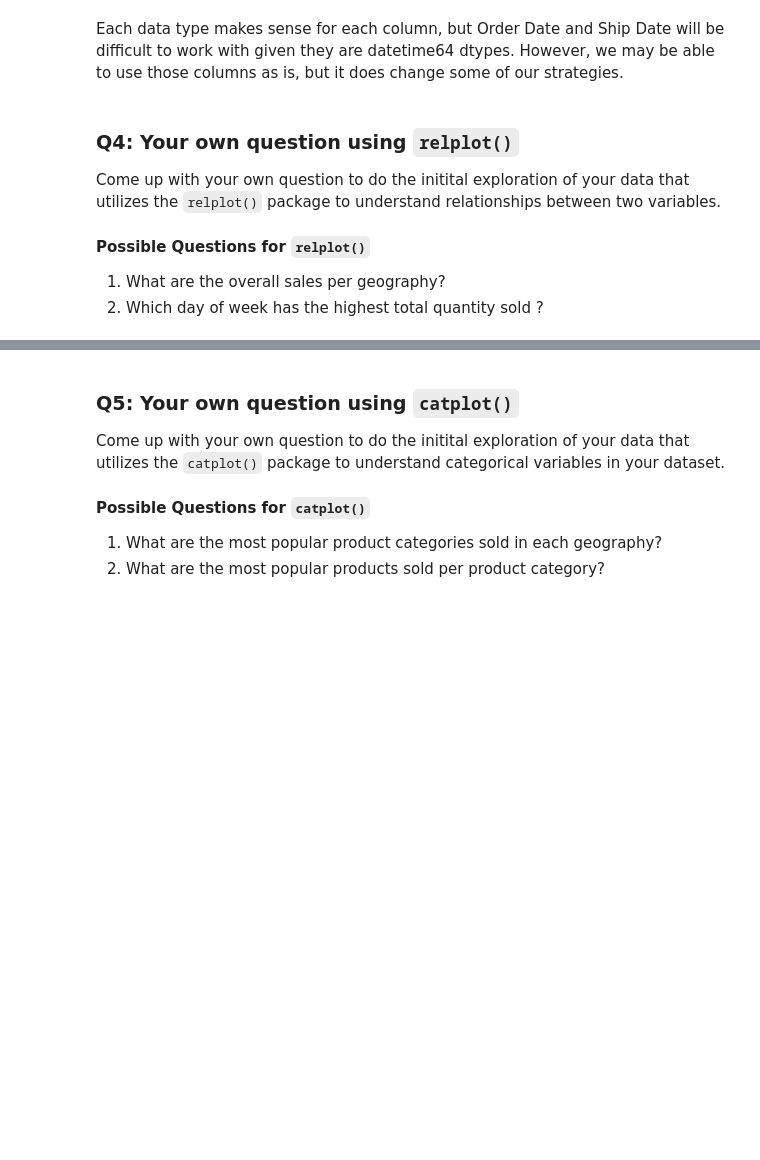
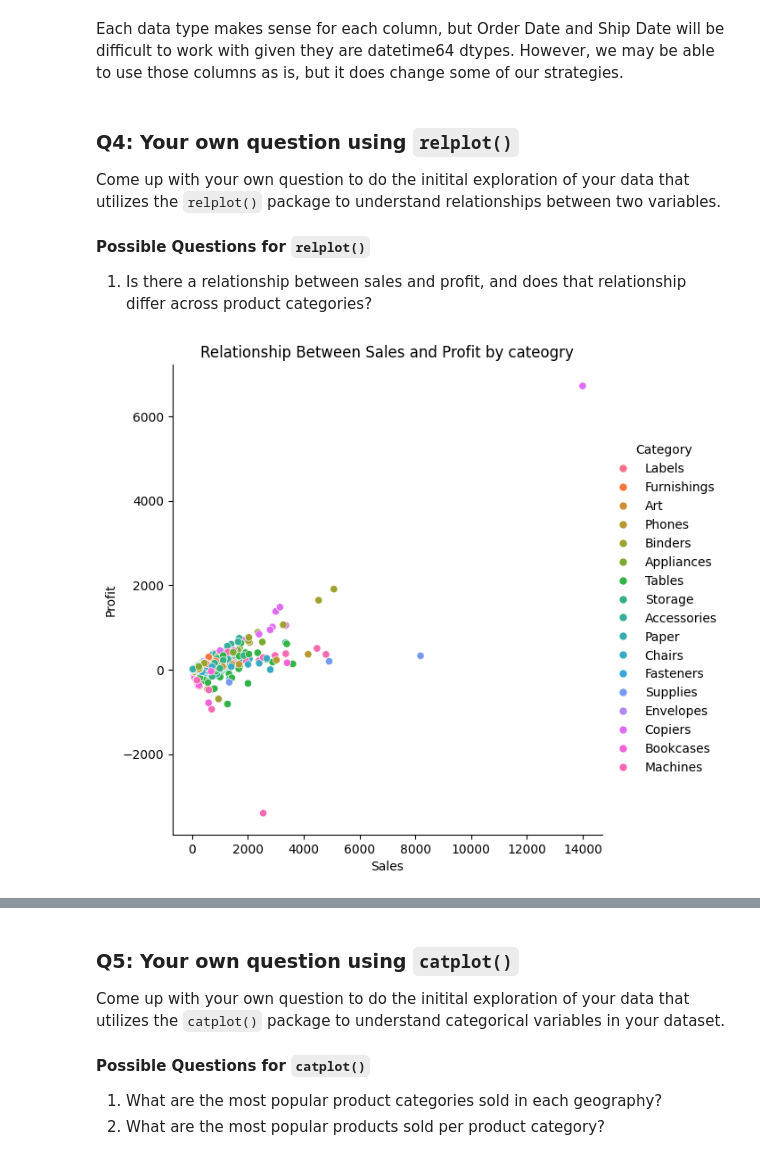
Before and after one commit to sjensen39/CS133_GP1, a Jupyter notebook: project_class_notebooks/P1_initial_exploration.ipynb, the cells around one changed output, grey strips where cells are left out. Saved outputs shown, nothing was run; the diff lists cells and outputs as text; code cells hidden in the pictures; blank space fills up the shorter version.

```diff
--- a/project_class_notebooks/P1_initial_exploration.ipynb
+++ b/project_class_notebooks/P1_initial_exploration.ipynb
@@ -100,5 +110,4 @@ Each data type makes sense for each column, but Order Date and Ship Date will be
 ### Q4: Your own question using `relplot()`
 Come up with your own question to do the initital exploration of your data that utilizes the `relplot()` package to understand relationships between two variables.
 #### Possible Questions for `relplot()`
-1. What are the overall sales per geography?
-2. Which day of week has the highest total quantity sold ?
+1. Is there a relationship between sales and profit, and does that relationship differ across product categories?
@@ -106,0 +114,18 @@ Come up with your own question to do the initital exploration of your data that
+# %%
+# Your code here . . .
+sns.relplot(
+    data=amazon_analysis,
+    x="Sales",
+    y="Profit",
+    hue="Category",
+    kind="scatter",
+    height=6,
+    aspect=1
+)
+
+plt.title("Relationship Between Sales and Profit by cateogry")
+plt.xlabel("Sales")
+plt.ylabel("Profit")
+plt.show()
+# %% [output]
+[figure, added]
```
Also changed, not shown: parts of 5 cells of this notebook.
